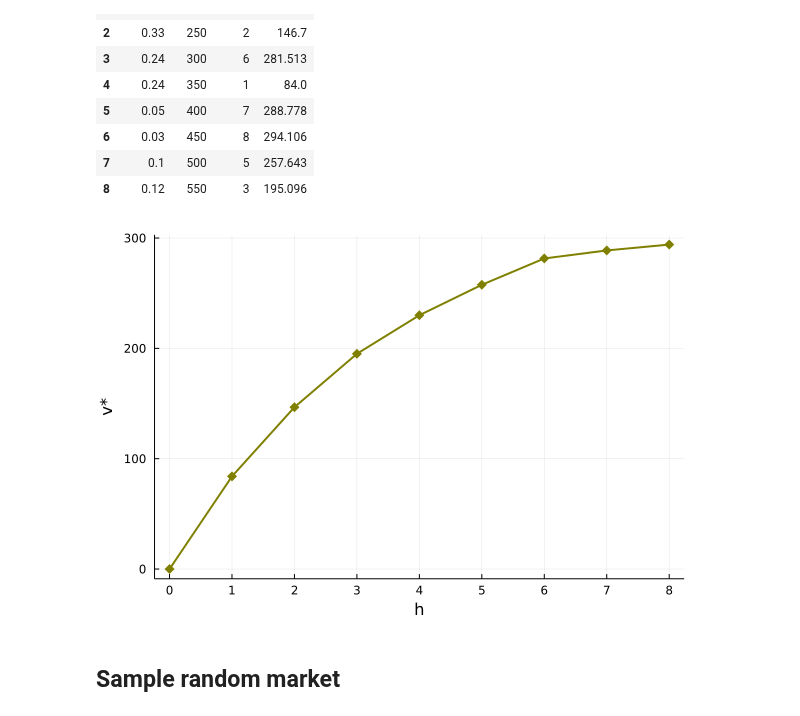
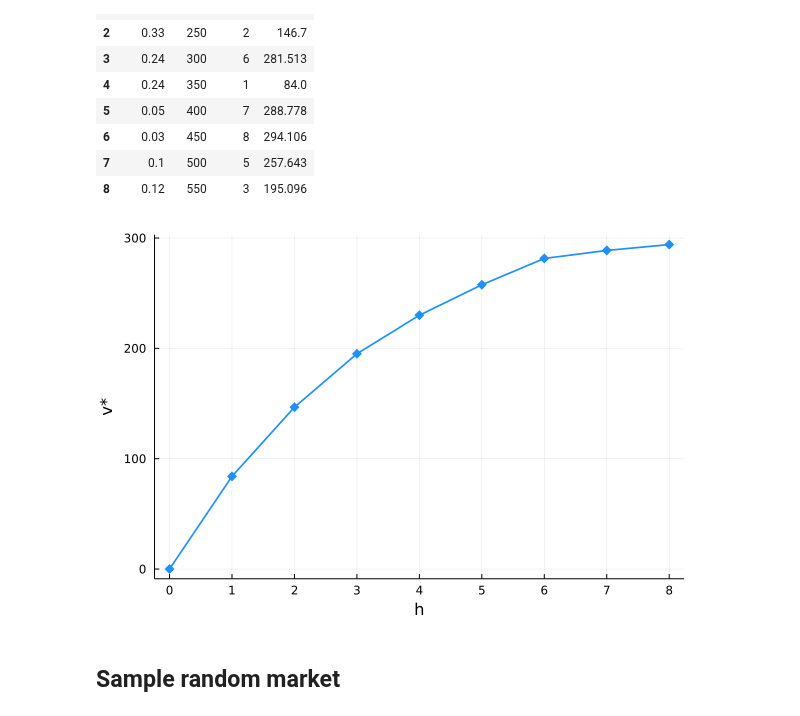
Before and after one commit to maxkapur/OptimalApplication.jl, a Jupyter notebook: paper/plots/plots.ipynb, the cells around one changed output. Cells and saved outputs as stored; diff of their text form; code cells hidden in the pictures.

```diff
--- a/paper/plots/plots.ipynb
+++ b/paper/plots/plots.ipynb
@@ -3,3 +3,5 @@ using OptimalApplication
 using Random
 using Plots
 using DataFrames
+
+accentcolor = :dodgerblue
@@ -73,9 +77,9 @@ df
 | 7 | 0.1 | 500 | 5 | 257.643 |
 | 8 | 0.12 | 550 | 3 | 195.096 |
 # %%
-pl = plot(0:8, vcat(0, v), legend=false, size=(600, 400), xlabel="h", ylabel="v*", lw=2, color=:olive, xticks=0:8, marker=:diamond, msc=:auto, ms=5)
+pl = plot(0:8, vcat(0, v), legend = false, size = (600, 400), xlabel = "h", ylabel = "v*", lw = 1.7, color = accentcolor, xticks = 0:8, marker = :diamond, msc = :auto, ms = 5)
 # %% [output]
-[figure, old version]
+[figure, new version]
 # %%
 savefig(pl, "h_v-example.pdf")
 savefig(pl, "h_v-example.png")
```
Also changed, not shown: parts of 2 cells of this notebook, 7 other files.
